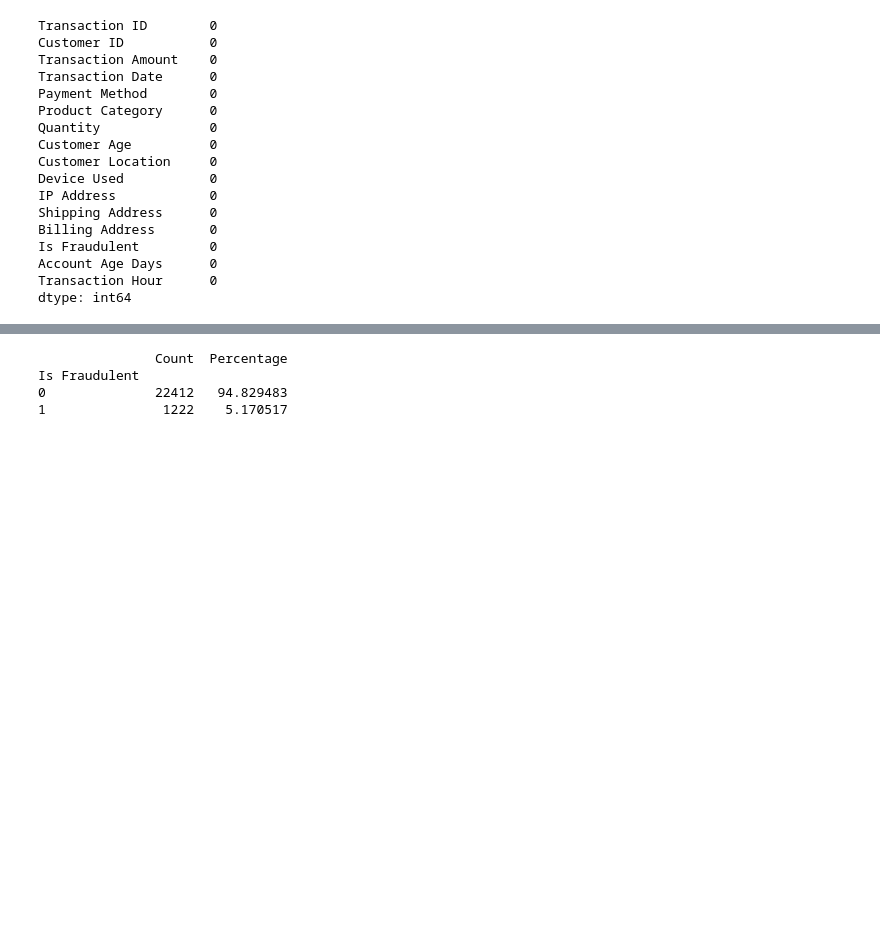
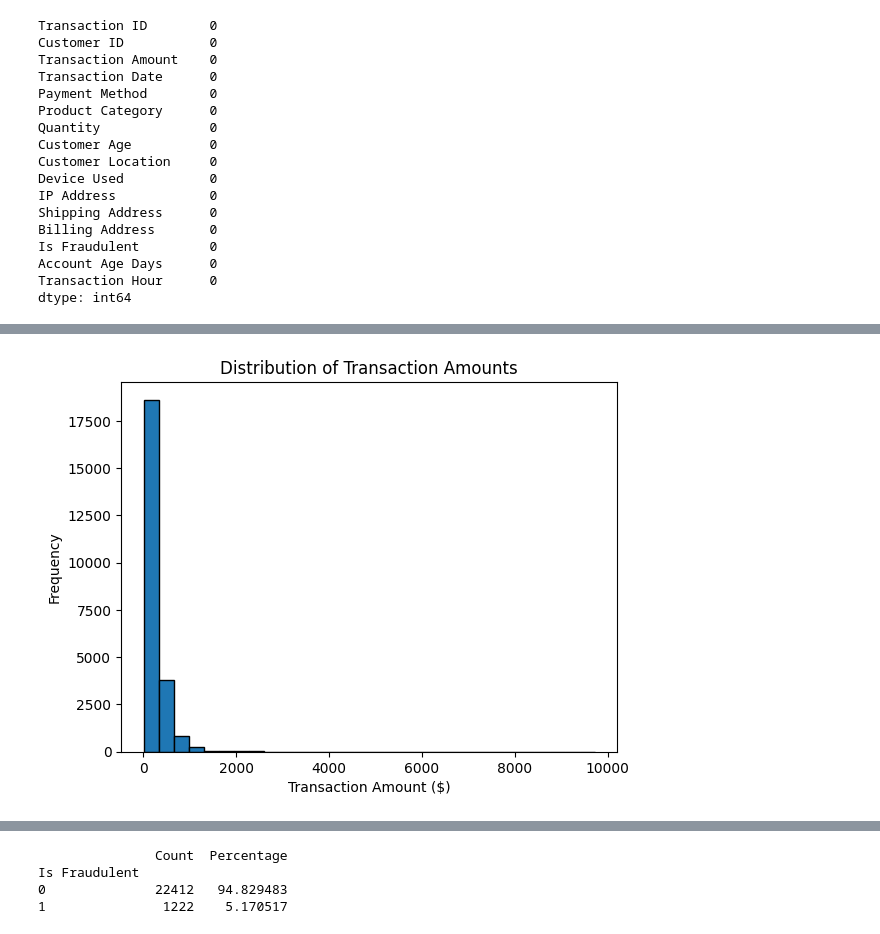
Before and after one commit to EldrickSYK/BT4012, a Jupyter notebook: BT4012_EDA_Preprocessing.ipynb, the cells around one changed output, grey strips where cells are left out. Drawn from its saved outputs; the diff is of its cells as text; code cells hidden in the pictures; blank space fills up the shorter version.

```diff
--- a/BT4012_EDA_Preprocessing.ipynb
+++ b/BT4012_EDA_Preprocessing.ipynb
@@ -128,0 +145,9 @@ dtype: int64
+# %%
+# Distribution of Transaction Amounts
+plt.hist(df['Transaction Amount'], bins=30, edgecolor='k')
+plt.xlabel('Transaction Amount ($)')
+plt.ylabel('Frequency')
+plt.title('Distribution of Transaction Amounts')
+plt.show()
+# %% [output]
+[figure, added]
```
Also changed, not shown: parts of 96 cells of this notebook.
